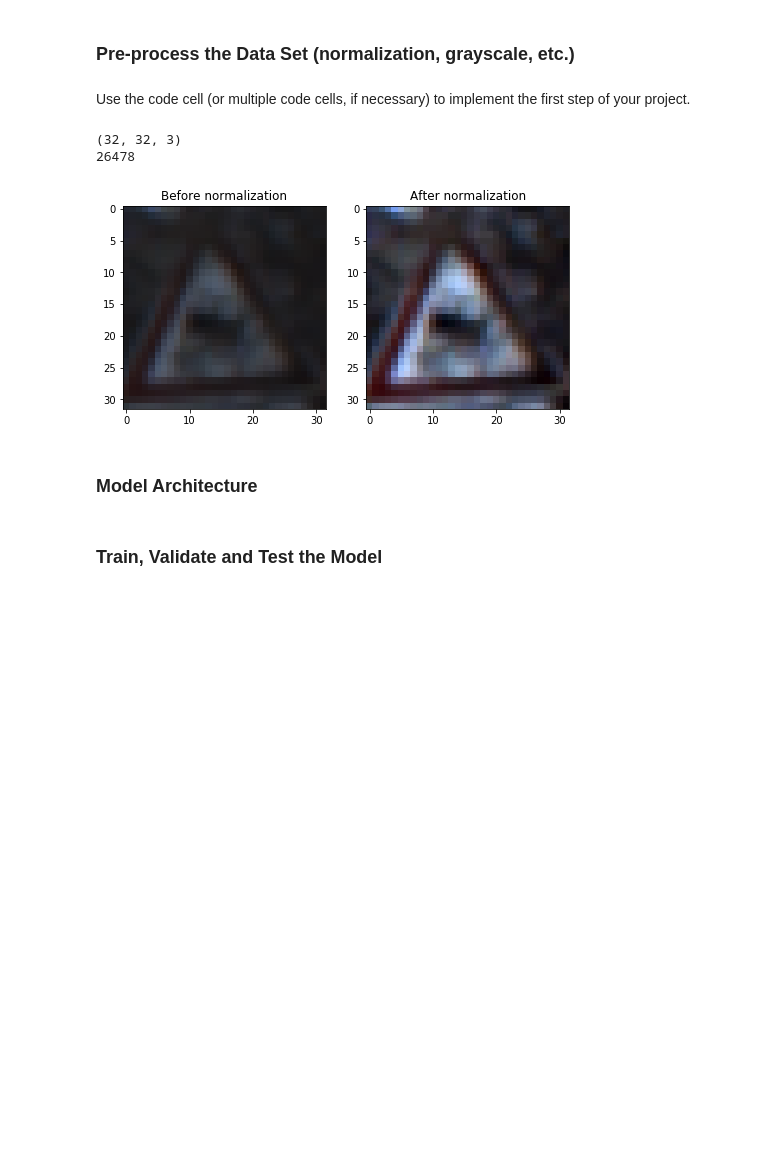
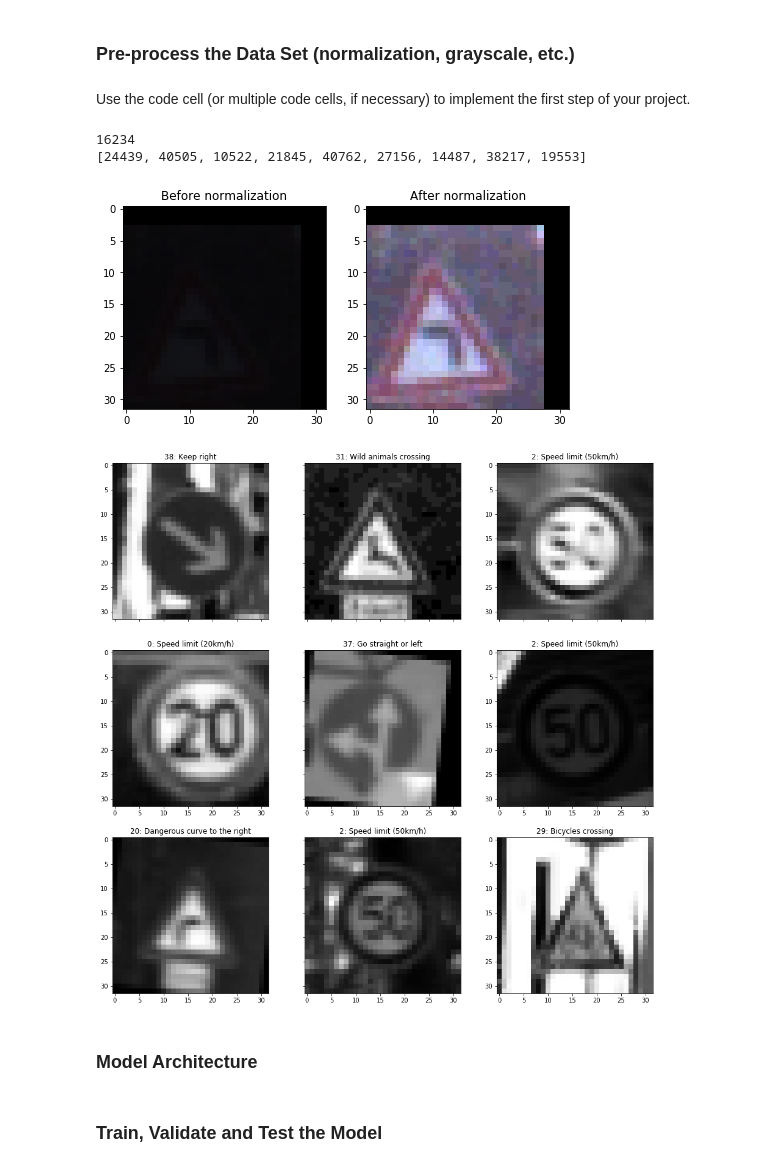
Before and after one commit to logancyang/traffic-sign-classifier, a Jupyter notebook: Traffic_Sign_Classifier.ipynb, the cells around one changed output. Drawn from its saved outputs; the diff is of its cells as text; code cells hidden in the pictures; blank space fills up the shorter version.

```diff
--- a/Traffic_Sign_Classifier.ipynb
+++ b/Traffic_Sign_Classifier.ipynb
@@ -137,22 +163,18 @@ plt.show()
 # %% [markdown]
 From the above figure we can see that the distribution of the classes are far from uniform. This will affect the performance of the model, so one key step to preprocess the training data is to augment the dataset by filling in training examples for the under-represented classes. The approach I adopt here is to translate, rotate, zoom in or out on the images using `opencv`. I will augment the classes to 1200 examples if it has less than that.
 # %%
-import cv2 as cv
-import random
-from sklearn.utils import shuffle
-
-NUM_IN_CLASS = 1200
+NUM_IN_CLASS = 800
 
 def random_translate(img):
     rows,cols,ch = img.shape
-    x = random.randint(-3, 3)
-    y = random.randint(-3, 3)
+    x = random.randint(-5, 5)
+    y = random.randint(-5, 5)
     M = np.float32([[1,0,x],[0,1,y]])
     return cv.warpAffine(img,M,(cols,rows))
 
 def random_rotate(img):
     rows,cols,ch = img.shape
-    degree = random.randint(-5, 5)
+    degree = random.randint(-10, 10)
     M = cv.getRotationMatrix2D((cols/2,rows/2),degree,1)
     return cv.warpAffine(img,M,(cols,rows))
 
@@ -339,39 +361,43 @@ Use the code cell (or multiple code cells, if necessary) to implement the first
 # %%
 ### Preprocess the data here. Preprocessing steps could include normalization, converting to grayscale, etc.
 ### Feel free to use as many code cells as needed.
-from sklearn.utils import shuffle
 
 def rgb2gray(rgb):
     gray_img = cv.cvtColor(rgb,cv.COLOR_BGR2GRAY)
     return np.asarray(gray_img)
 
 # Normalization
 def normalize(img):
-    return cv.normalize(img, img, 0, 255, cv.NORM_MINMAX)
+    return cv.normalize(img, img, alpha=0, beta=1, norm_type=cv.NORM_MINMAX, dtype=cv.CV_32F)
 
-# Gray all images (useful or harmful?)
-# X_train = [rgb2gray(img) for img in X_train]
-print(X_train[index].shape)
-print(index)
+# Find the darkest image in training data
+img_sums = [sum(sum(rgb2gray(img))) for img in X_train]
+min_ind = np.argmin(img_sums)
+print(min_ind)
 
 f, axarr = plt.subplots(1, 2, figsize=(8, 4))
-axarr[0].imshow(X_train[index], cmap="gray")
+axarr[0].imshow(X_train[min_ind], cmap="gray")
 axarr[0].set_title('Before normalization')
 
-normalized_gray = normalize(X_train[index])
+normalized_gray = normalize(X_train[min_ind])
 axarr[1].imshow(normalized_gray, cmap="gray")
 axarr[1].set_title('After normalization')
 
 # Normalize all training, validation data
+# Gray all images
+X_train = [rgb2gray(img) for img in X_train]
+X_valid = [rgb2gray(img) for img in X_valid]
+
 X_train = [normalize(img) for img in X_train]
 X_valid = [normalize(img) for img in X_valid]
 
 rand_img_indices = plot_imgs(X_train, y_train)
 print(rand_img_indices)
 # %% [output]
-(32, 32, 3)
-26478
+16234
+[24439, 40505, 10522, 21845, 40762, 27156, 14487, 38217, 19553]
-[figure, old version]
+[figure, new version]
+[figure, added]
 # %% [markdown]
 ### Model Architecture
 # %%
```
Also changed, not shown: parts of 31 cells of this notebook, 26 other files.
